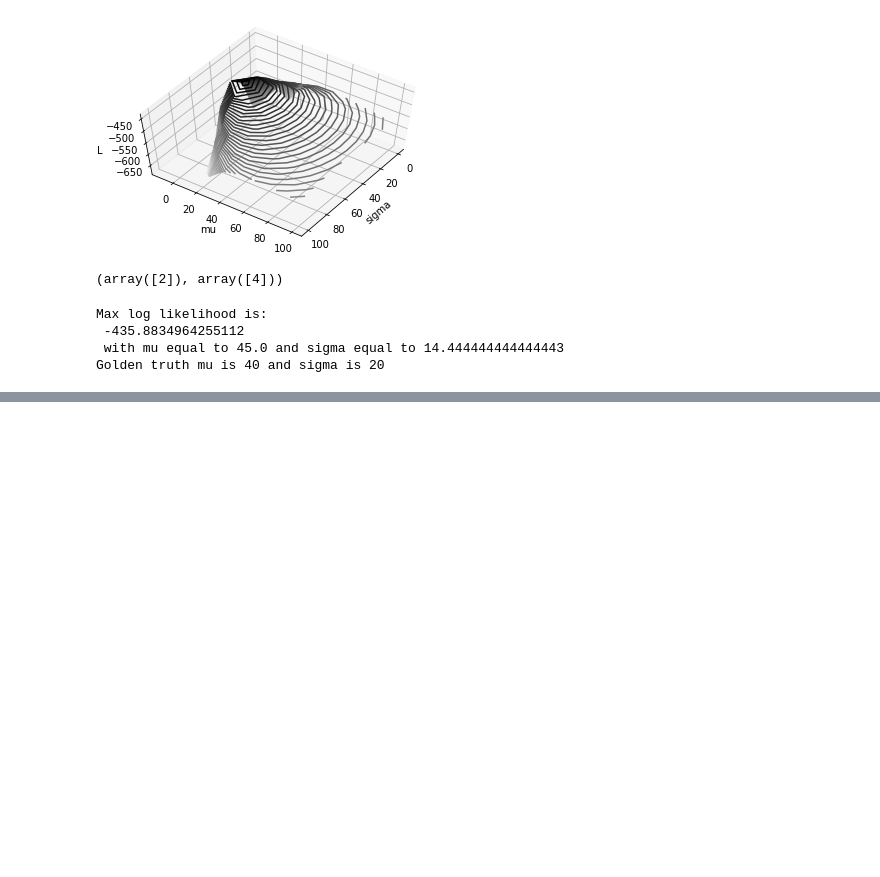
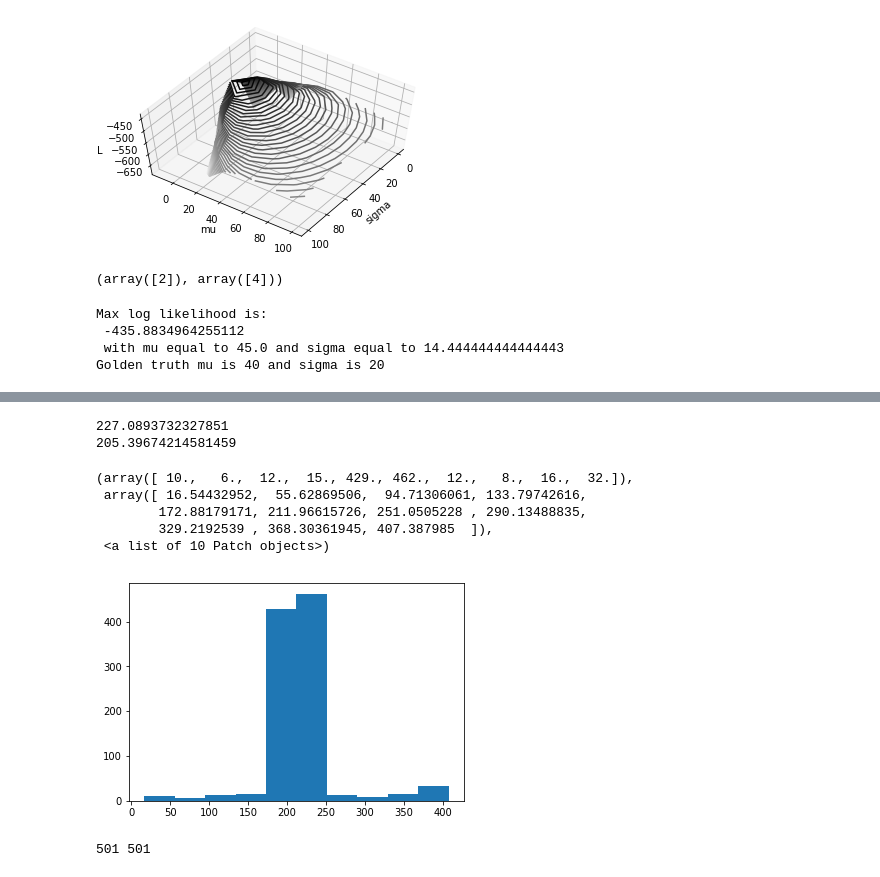
Before and after one commit to olwflynn/Learning, a Jupyter notebook: Bayesian learning - Decoders and Inference.ipynb, the cells around one changed output, grey strips where cells are left out. Drawn from its saved outputs; the diff is of its cells as text; code cells hidden in the pictures; blank space fills up the shorter version.

```diff
--- a/Bayesian learning - Decoders and Inference.ipynb
+++ b/Bayesian learning - Decoders and Inference.ipynb
@@ -205,0 +336,8 @@ Golden truth mu is 40 and sigma is 20
+# %%
+accepted, rejected, theta_star = metMC.P_star_update(metMC.theta, Q_sigma, X_clusters)
+MC_n = 500
+for i in range(MC_n):
+    accepted, rejected, theta_star = metMC.P_star_update(theta_star, Q_sigma, X_clusters)
+# print('List of accepted samples: \n',Accepted)
+print('# accepted samples: \n', len(accepted), 'out of', MC_n+1)
+print('# rejected samples: \n', len(rejected), 'out of', MC_n+1)
@@ -205,0 +371,24 @@ Golden truth mu is 40 and sigma is 20
+# %%
+acc_arr = np.array(accepted)
+sig20 = acc_arr[:,0,0]
+sig10= acc_arr[:,0,1]
+print(np.mean(sig20))
+print(np.mean(sig10))
+# %% [output]
+227.0893732327851
+205.39674214581459
+# %%
+combined_arr = np.append(sig20,sig10)
+plt.hist(combined_arr)
+# %% [output]
+(array([ 10.,   6.,  12.,  15., 429., 462.,  12.,   8.,  16.,  32.]),
+ array([ 16.54432952,  55.62869506,  94.71306061, 133.79742616,
+        172.88179171, 211.96615726, 251.0505228 , 290.13488835,
+        329.2192539 , 368.30361945, 407.387985  ]),
+ <a list of 10 Patch objects>)
+[figure, added]
+# %%
+rej_arr = np.array(rejected)
+print(len(rej_arr), len(acc_arr))
+# %% [output]
+501 501
```
Also changed, not shown: parts of 15 cells of this notebook.
